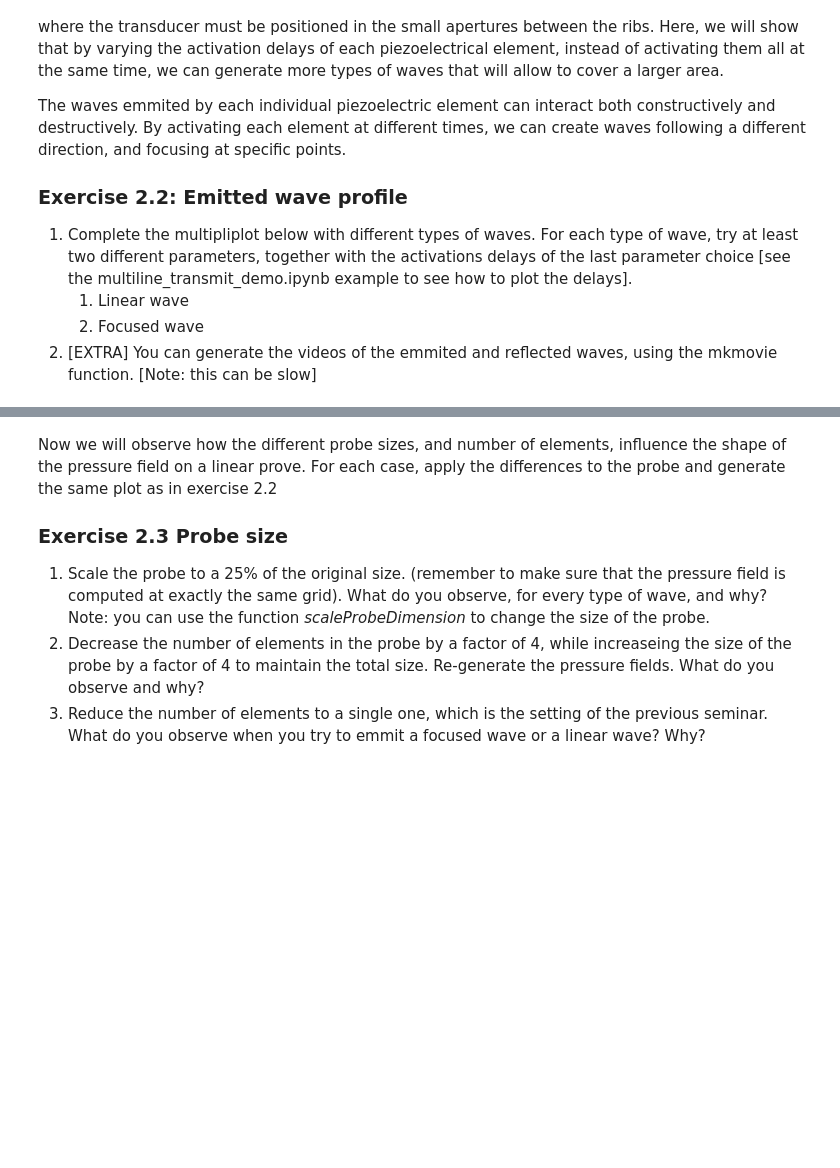
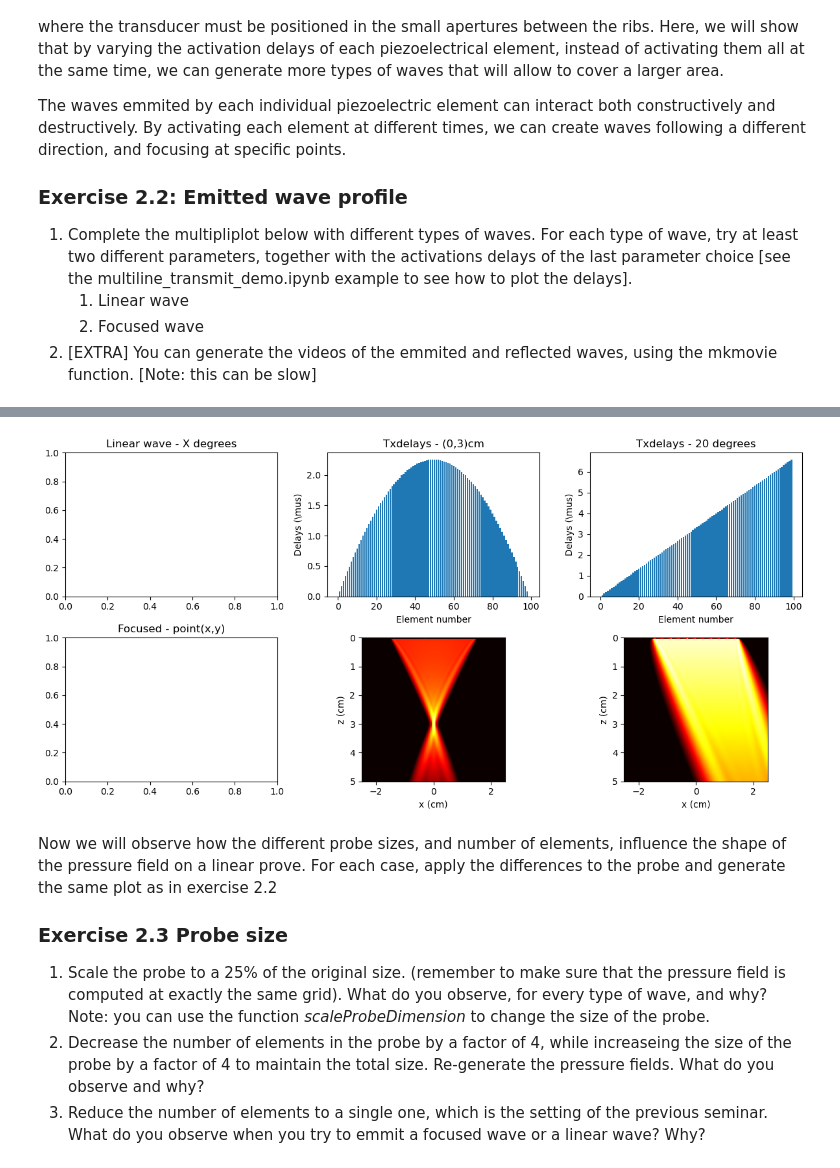
Before and after one commit to creatis-ULTIM/PyMUST, a Jupyter notebook: tutorials/P2_several_elements.ipynb, the cells around one changed output, grey strips where cells are left out. Drawn from its saved outputs; the diff is of its cells as text; code cells hidden in the pictures; blank space fills up the shorter version.

```diff
--- a/tutorials/P2_several_elements.ipynb
+++ b/tutorials/P2_several_elements.ipynb
@@ -98,3 +159,48 @@ plt.tight_layout()
+# %%
+_, ((f1, f2, fX), (f3,f4, fY)) = plt.subplots(2,3, figsize = (12,6))
+
+plt.sca(f1)
+plt.title('Linear wave - X degrees')
+
+plt.sca(fY)
+#plt.title('Linear wave - 20 degrees')
+txdel = pymust.txdelayPlane(param, 20 * np.pi/180)
+P, _, _ = pymust.pfield(xGrid,yGrid, zGrid,txdel, param, opt);
+plt.imshow(to_db(P), extent=[x[0]*1e2, x[-1]*1e2, z[-1]*1e2, z[0]*1e2], cmap = 'hot')
+plt.xlabel('x (cm)')
+plt.ylabel('z (cm)')
+plt.clim(-20, 0)
+
+plt.sca(fX)
+plt.title('Txdelays - (x,y)')
+plt.bar(np.arange(txdel.shape[1]), txdel[0]*1e6)
+plt.xlabel('Element number')
+plt.ylabel('Delays (\mus)')
+
+plt.title('Txdelays - 20 degrees')
+
+plt.sca(f3)
+plt.title('Focused - point(x,y)')
+
+plt.sca(f4)
+#plt.title('Focused - point(x,y)')
+txdel = pymust.txdelayFocused(param, 0, 3e-2)
+P, _, _ = pymust.pfield(xGrid,yGrid, zGrid,txdel, param, opt);
+plt.imshow(to_db(P), extent=[x[0]*1e2, x[-1]*1e2, z[-1]*1e2, z[0]*1e2], cmap = 'hot')
+plt.xlabel('x (cm)')
+plt.ylabel('z (cm)')
+plt.clim(-20, 0)
+
+plt.sca(f2)
+
+plt.title('Txdelays - (0,3)cm')
+plt.bar(np.arange(txdel.shape[1]), txdel[0]*1e6)
+plt.xlabel('Element number')
+plt.ylabel('Delays (\mus)')
+
+plt.tight_layout()
+# %% [output]
+[figure, added]
 # %% [markdown]
 
 Now we will observe how the different probe sizes, and number of elements, influence the shape of the pressure field on a linear prove. For each case, apply the differences to the probe and generate the same plot as in exercise 2.2
```
Also changed, not shown: parts of 7 cells of this notebook, 8 other files.
